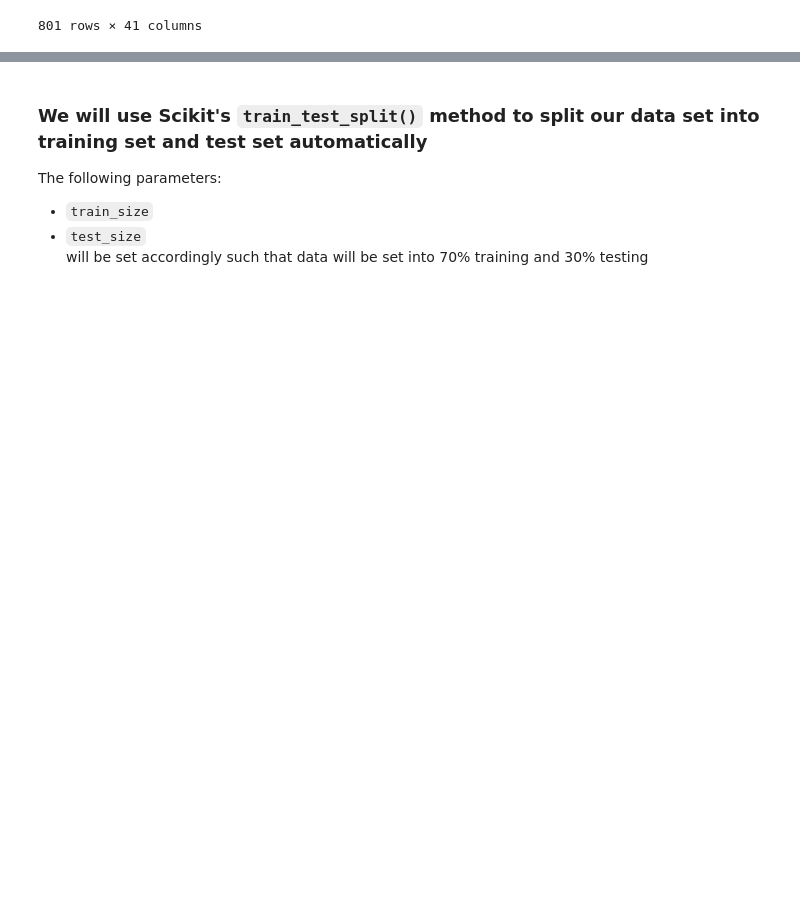
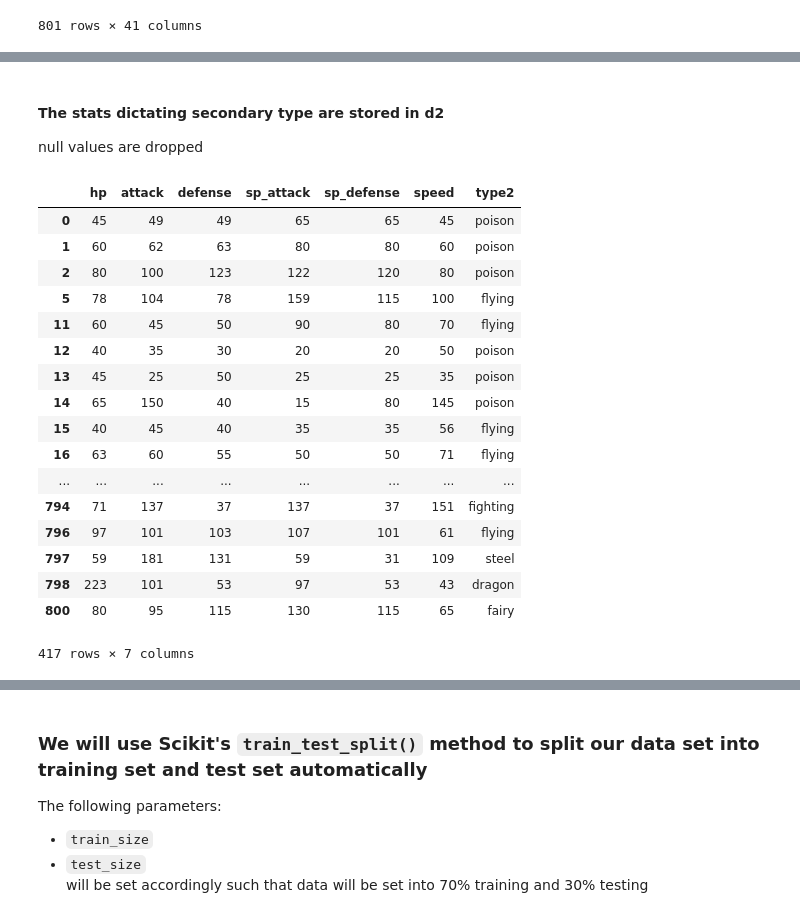
Before and after one commit to jonahcancio/cs180_mp2, a Jupyter notebook: cancio_hernandez_mp2.ipynb, the cells around one changed output, grey strips where cells are left out. Drawn from its saved outputs; the diff is of its cells as text; code cells hidden in the pictures; blank space fills up the shorter version.

```diff
--- a/cancio_hernandez_mp2.ipynb
+++ b/cancio_hernandez_mp2.ipynb
@@ -65,0 +90,26 @@ data
+# %% [markdown]
+#### The stats dictating secondary type are stored in d2
+null values are dropped
+# %%
+d2 = data[['hp','attack','defense','sp_attack','sp_defense','speed', 'type2']]
+d2 = d2.dropna()
+d2
+# %% [output]
+|  | hp | attack | defense | sp_attack | sp_defense | speed | type2 |
+| 0 | 45 | 49 | 49 | 65 | 65 | 45 | poison |
+| 1 | 60 | 62 | 63 | 80 | 80 | 60 | poison |
+| 2 | 80 | 100 | 123 | 122 | 120 | 80 | poison |
+| 5 | 78 | 104 | 78 | 159 | 115 | 100 | flying |
+| 11 | 60 | 45 | 50 | 90 | 80 | 70 | flying |
+| 12 | 40 | 35 | 30 | 20 | 20 | 50 | poison |
+| 13 | 45 | 25 | 50 | 25 | 25 | 35 | poison |
+| 14 | 65 | 150 | 40 | 15 | 80 | 145 | poison |
+| 15 | 40 | 45 | 40 | 35 | 35 | 56 | flying |
+| 16 | 63 | 60 | 55 | 50 | 50 | 71 | flying |
+| ... | ... | ... | ... | ... | ... | ... | ... |
+| 794 | 71 | 137 | 37 | 137 | 37 | 151 | fighting |
+| 796 | 97 | 101 | 103 | 107 | 101 | 61 | flying |
+| 797 | 59 | 181 | 131 | 59 | 31 | 109 | steel |
+| 798 | 223 | 101 | 53 | 97 | 53 | 43 | dragon |
+| 800 | 80 | 95 | 115 | 130 | 115 | 65 | fairy |
+417 rows × 7 columns
```
Also changed, not shown: parts of 14 cells of this notebook.
